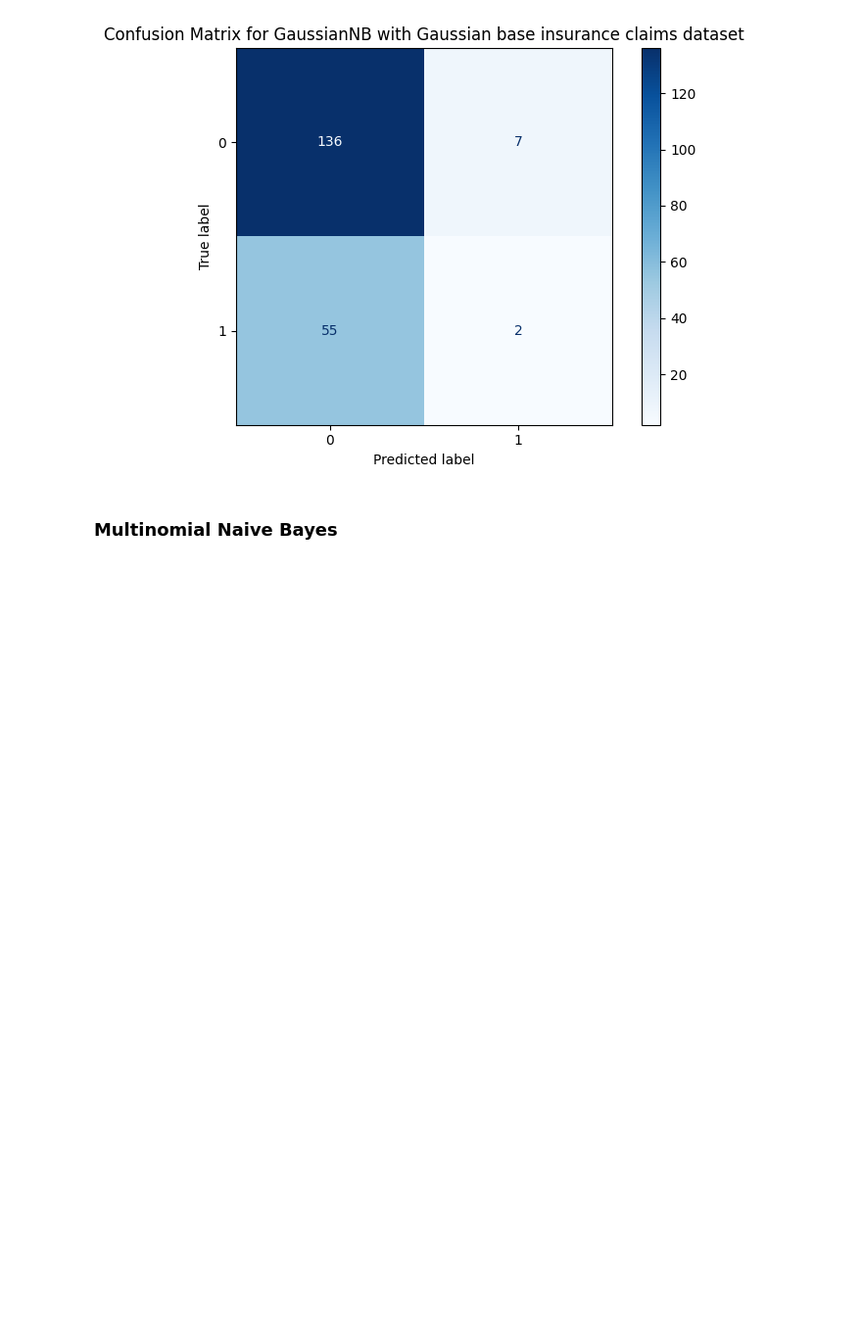
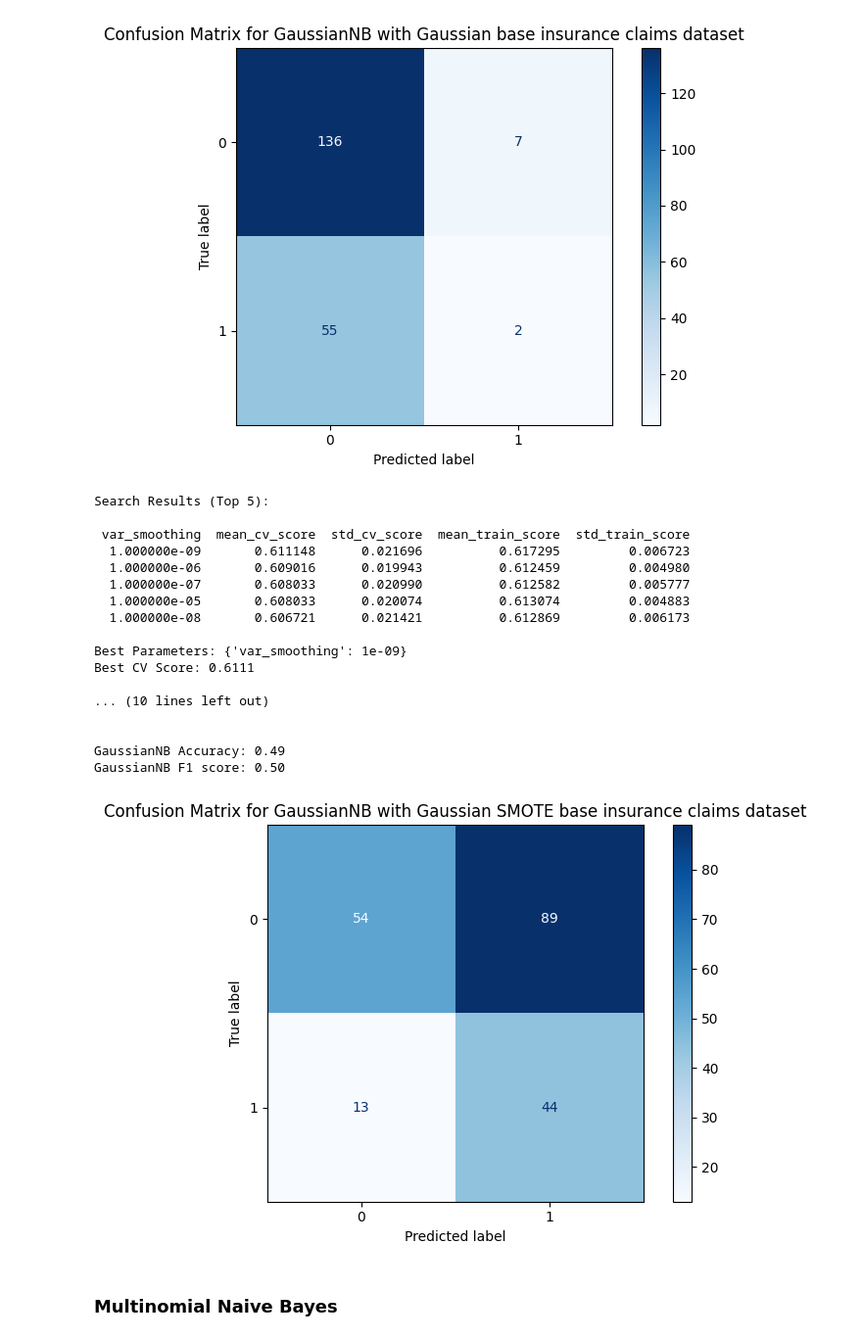
Before and after one commit to jtvon/799S-Data-Science-Capstone, a Jupyter notebook: Week-13-jupyter-notebook.ipynb, the cells around one changed output. Shown at 98% size. Saved outputs shown, nothing was run; the diff lists cells and outputs as text; code cells hidden in the pictures; blank space fills up the shorter version.

```diff
--- a/Week-13-jupyter-notebook.ipynb
+++ b/Week-13-jupyter-notebook.ipynb
@@ -342,6 +402,46 @@ Best CV Score: 0.7570
 GaussianNB Accuracy: 0.69
 GaussianNB F1 score: 0.60
 [figure]
+# %%
+# Gridsearch parameters for the Gaussian NB model
+param_grid_gnb_base_s = {
+    'var_smoothing': [1e-9, 1e-8, 1e-7, 1e-6, 1e-5, 1e-4]
+}
+
+grid_best_params_gnb_base_s, grid_cv_score_gnb_base_s = gridsearchcv(
+    GaussianNB,X_train_ins_base_s, y_train_ins_base_s, param_dict=param_grid_gnb_base_s, random_state=random_state, scoring='accuracy', cv=None)
+
+print()
+
+# Evaluate the gnb base model
+base_ins_gnb_model_s, base_ins_gnb_pred_s, base_ins_gnb_results_s = classifier_model(
+    "Gaussian SMOTE base insurance claims dataset",
+    GaussianNB,
+    X_train_ins_base_s,
+    y_train_ins_base_s,
+    X_test_ins_base_s,
+    y_test_ins_base_s,
+    **grid_best_params_gnb_base_s
+)
+# %% [output]
+Search Results (Top 5):
+
+ var_smoothing  mean_cv_score  std_cv_score  mean_train_score  std_train_score
+  1.000000e-09       0.611148      0.021696          0.617295         0.006723
+  1.000000e-06       0.609016      0.019943          0.612459         0.004980
+  1.000000e-07       0.608033      0.020990          0.612582         0.005777
+  1.000000e-05       0.608033      0.020074          0.613074         0.004883
+  1.000000e-08       0.606721      0.021421          0.612869         0.006173
+
+Best Parameters: {'var_smoothing': 1e-09}
+Best CV Score: 0.6111
+
+... (10 lines left out)
+
+
+GaussianNB Accuracy: 0.49
+GaussianNB F1 score: 0.50
+[figure, added]
 # %% [markdown]
 ### Multinomial Naive Bayes
 # %%
```
Also changed, not shown: parts of 7 cells of this notebook, 1 other file.
